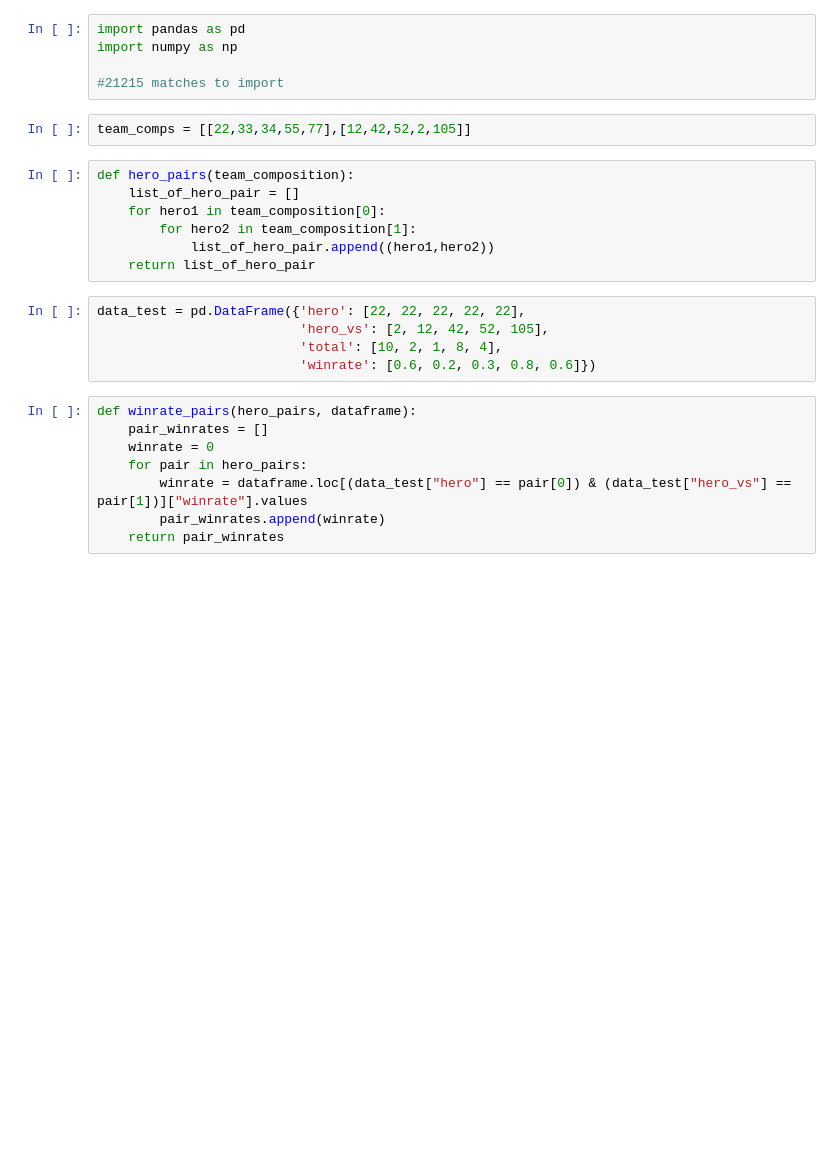
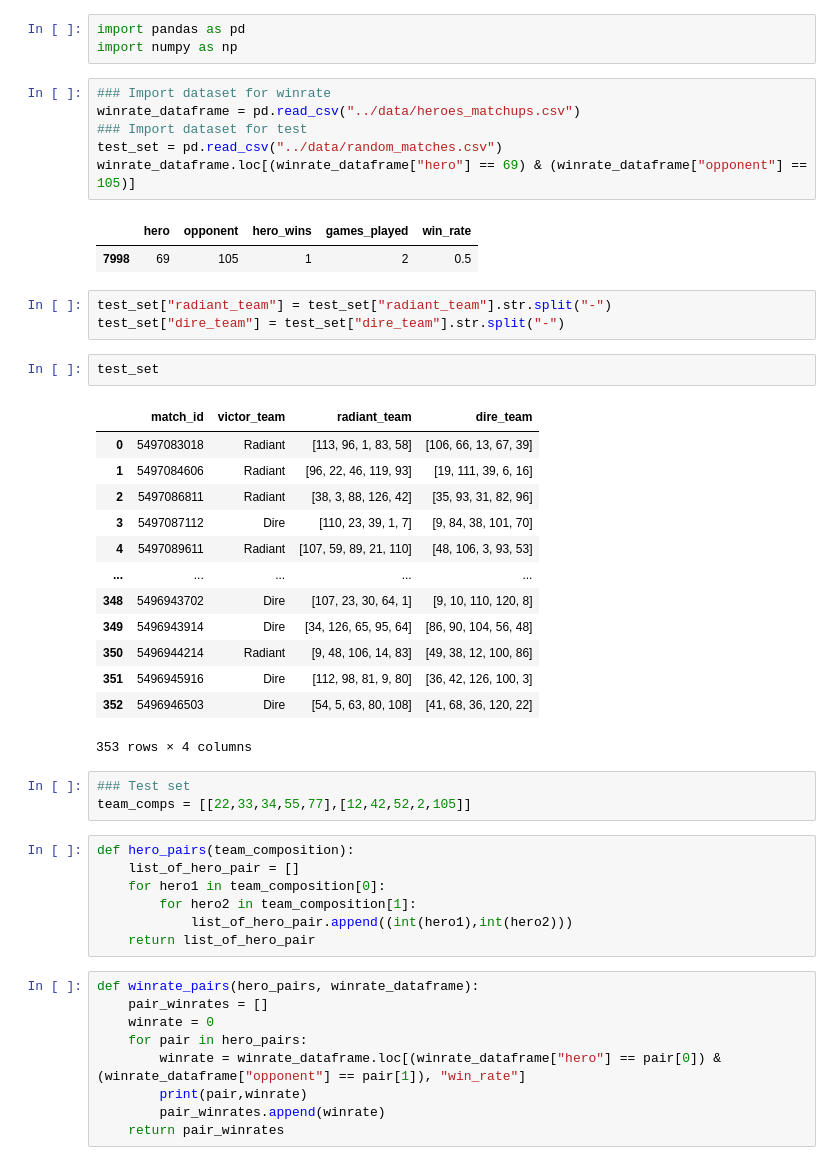
Before and after one commit to MikkiSeidenschnur/data_ber_dota2_winpredictor, a Jupyter notebook: notebooks/combined_winrates.ipynb, the cells around one changed output. Saved outputs shown, nothing was run; the diff lists cells and outputs as text; blank space fills up the shorter version.

Commit message:
fixed errors for winrate predictor

```diff
--- a/notebooks/combined_winrates.ipynb
+++ b/notebooks/combined_winrates.ipynb
@@ -1,28 +1,51 @@
 # %%
 import pandas as pd
 import numpy as np
-
-#21215 matches to import
+# %%
+### Import dataset for winrate
+winrate_dataframe = pd.read_csv("../data/heroes_matchups.csv")
+### Import dataset for test
+test_set = pd.read_csv("../data/random_matches.csv")
+winrate_dataframe.loc[(winrate_dataframe["hero"] == 69) & (winrate_dataframe["opponent"] == 105)]
+# %% [output]
+|  | hero | opponent | hero_wins | games_played | win_rate |
+| 7998 | 69 | 105 | 1 | 2 | 0.5 |
+# %%
+test_set["radiant_team"] = test_set["radiant_team"].str.split("-")
+test_set["dire_team"] = test_set["dire_team"].str.split("-")
+# %%
+test_set
+# %% [output]
+|  | match_id | victor_team | radiant_team | dire_team |
+| 0 | 5497083018 | Radiant | [113, 96, 1, 83, 58] | [106, 66, 13, 67, 39] |
+| 1 | 5497084606 | Radiant | [96, 22, 46, 119, 93] | [19, 111, 39, 6, 16] |
+| 2 | 5497086811 | Radiant | [38, 3, 88, 126, 42] | [35, 93, 31, 82, 96] |
+| 3 | 5497087112 | Dire | [110, 23, 39, 1, 7] | [9, 84, 38, 101, 70] |
+| 4 | 5497089611 | Radiant | [107, 59, 89, 21, 110] | [48, 106, 3, 93, 53] |
+| ... | ... | ... | ... | ... |
+| 348 | 5496943702 | Dire | [107, 23, 30, 64, 1] | [9, 10, 110, 120, 8] |
+| 349 | 5496943914 | Dire | [34, 126, 65, 95, 64] | [86, 90, 104, 56, 48] |
+| 350 | 5496944214 | Radiant | [9, 48, 106, 14, 83] | [49, 38, 12, 100, 86] |
+| 351 | 5496945916 | Dire | [112, 98, 81, 9, 80] | [36, 42, 126, 100, 3] |
+| 352 | 5496946503 | Dire | [54, 5, 63, 80, 108] | [41, 68, 36, 120, 22] |
+353 rows × 4 columns
 # %%
+### Test set
 team_comps = [[22,33,34,55,77],[12,42,52,2,105]]
 # %%
 def hero_pairs(team_composition):
     list_of_hero_pair = []
     for hero1 in team_composition[0]:
         for hero2 in team_composition[1]:
-            list_of_hero_pair.append((hero1,hero2))
+            list_of_hero_pair.append((int(hero1),int(hero2)))
     return list_of_hero_pair
-# %%
-data_test = pd.DataFrame({'hero': [22, 22, 22, 22, 22],
-                          'hero_vs': [2, 12, 42, 52, 105],
-                          'total': [10, 2, 1, 8, 4],
-                          'winrate': [0.6, 0.2, 0.3, 0.8, 0.6]})
 # %%
-def winrate_pairs(hero_pairs, dataframe):
+def winrate_pairs(hero_pairs, winrate_dataframe):
     pair_winrates = []
     winrate = 0
     for pair in hero_pairs:
-        winrate = dataframe.loc[(data_test["hero"] == pair[0]) & (data_test["hero_vs"] == pair[1])]["winrate"].values
+        winrate = winrate_dataframe.loc[(winrate_dataframe["hero"] == pair[0]) & (winrate_dataframe["opponent"] == pair[1]), "win_rate"]
+        print(pair,winrate)
         pair_winrates.append(winrate)
     return pair_winrates
 # %%
```
Also changed, not shown: parts of 5 cells of this notebook, 1 other file.
